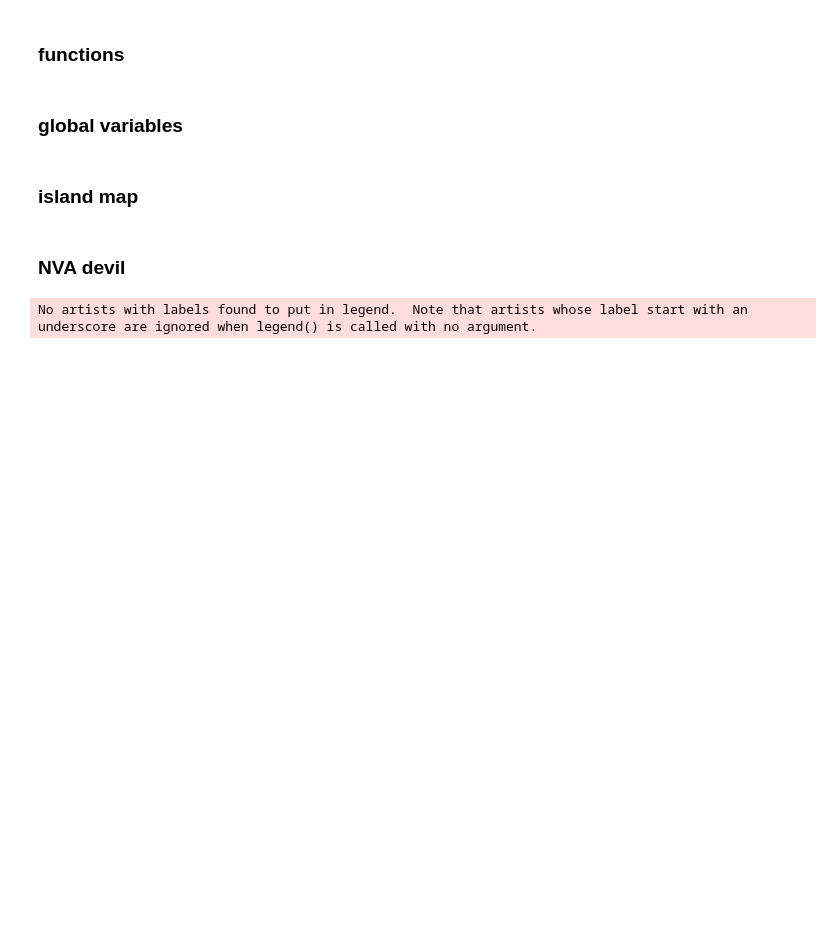
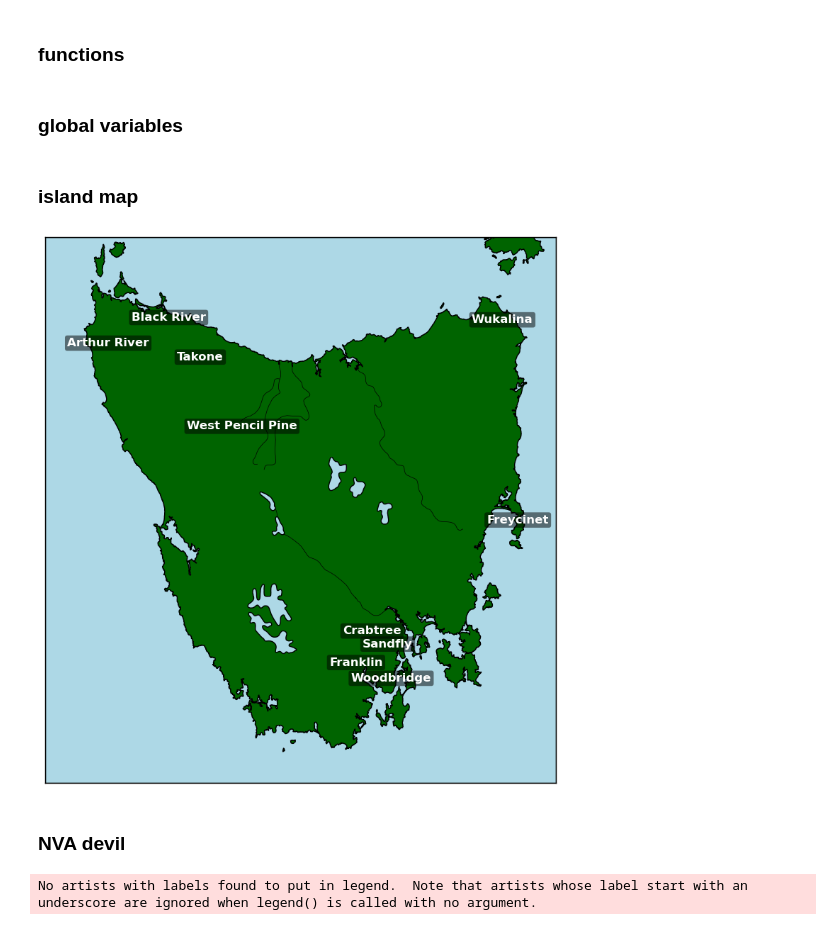
Before and after one commit to je-suis-tm/Devil-Project, a Jupyter notebook: Chapter1/Tasmania/habitat suitability tasmania.ipynb, the cells around one changed output. Drawn from its saved outputs; the diff is of its cells as text; code cells hidden in the pictures; blank space fills up the shorter version.

```diff
--- a/Chapter1/Tasmania/habitat suitability tasmania.ipynb
+++ b/Chapter1/Tasmania/habitat suitability tasmania.ipynb
@@ -82,6 +82,39 @@ gridlen=35
 radius=1.2
 # %% [markdown]
 ### island map
+# %%
+locs={'Franklin':(-43.10987204637382, 146.91300271594278),
+'Woodbridge':(-43.20965680554726, 147.22083495448982),
+'Sandfly':(-42.99109875801662, 147.18884370980504),
+'Crabtree':(-42.90769838859302, 147.0517187907947),
+'West Pencil Pine':(-41.59573799865699, 145.93317246600213),
+'Arthur River':(-41.050842711398836, 144.80727359442684),
+'Black River':(-40.8937298960868, 145.32173273577004),
+'Freycinet':(-42.186137990439775, 148.3022177346646),
+'Takone':(-41.14985764911878, 145.58449062310817),
+'Wukalina':(-40.90648874557155, 148.13900514996143),
+}
+ax=plt.figure(figsize=(20,10)).add_subplot(111)
+
+carte=Basemap(llcrnrlon=lonmin,llcrnrlat=latmin,
+              urcrnrlon=lonmax,urcrnrlat=latmax,
+              resolution='f', projection='tmerc',
+             lat_0=lat_centre,lon_0=lon_centre,)
+
+carte.drawmapboundary(fill_color='#ADD8E6')
+carte.fillcontinents(color='#006400',lake_color='#ADD8E6')
+carte.drawcoastlines()
+carte.drawrivers()
+
+# Plot the location names from the loc dictionary
+for location, (lat, lon) in locs.items():
+    x, y = carte(lon, lat)  # Convert the lon/lat to x/y map projection coordinates
+    plt.text(x, y, location, fontsize=12, ha='center', color='white',fontweight='bold',
+                     bbox=dict(facecolor='black', edgecolor='none', boxstyle='round,pad=0.2',alpha=0.5))
+
+plt.show()
+# %% [output]
+[figure, added]
 # %%
 # #create map
 # #alternative projection could be crs4236 wgs84
```
Also changed, not shown: parts of 6 cells of this notebook, 2 other files.
